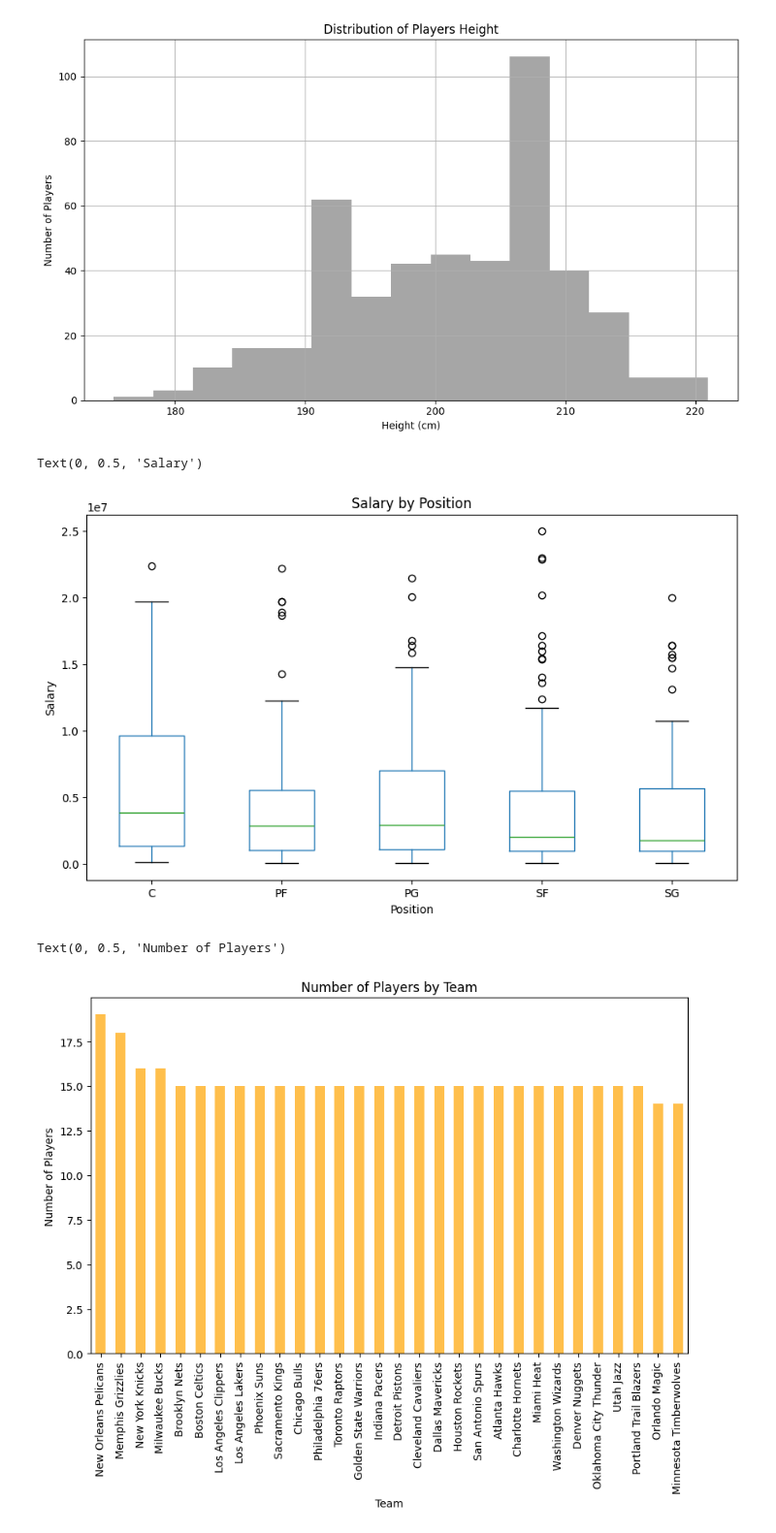
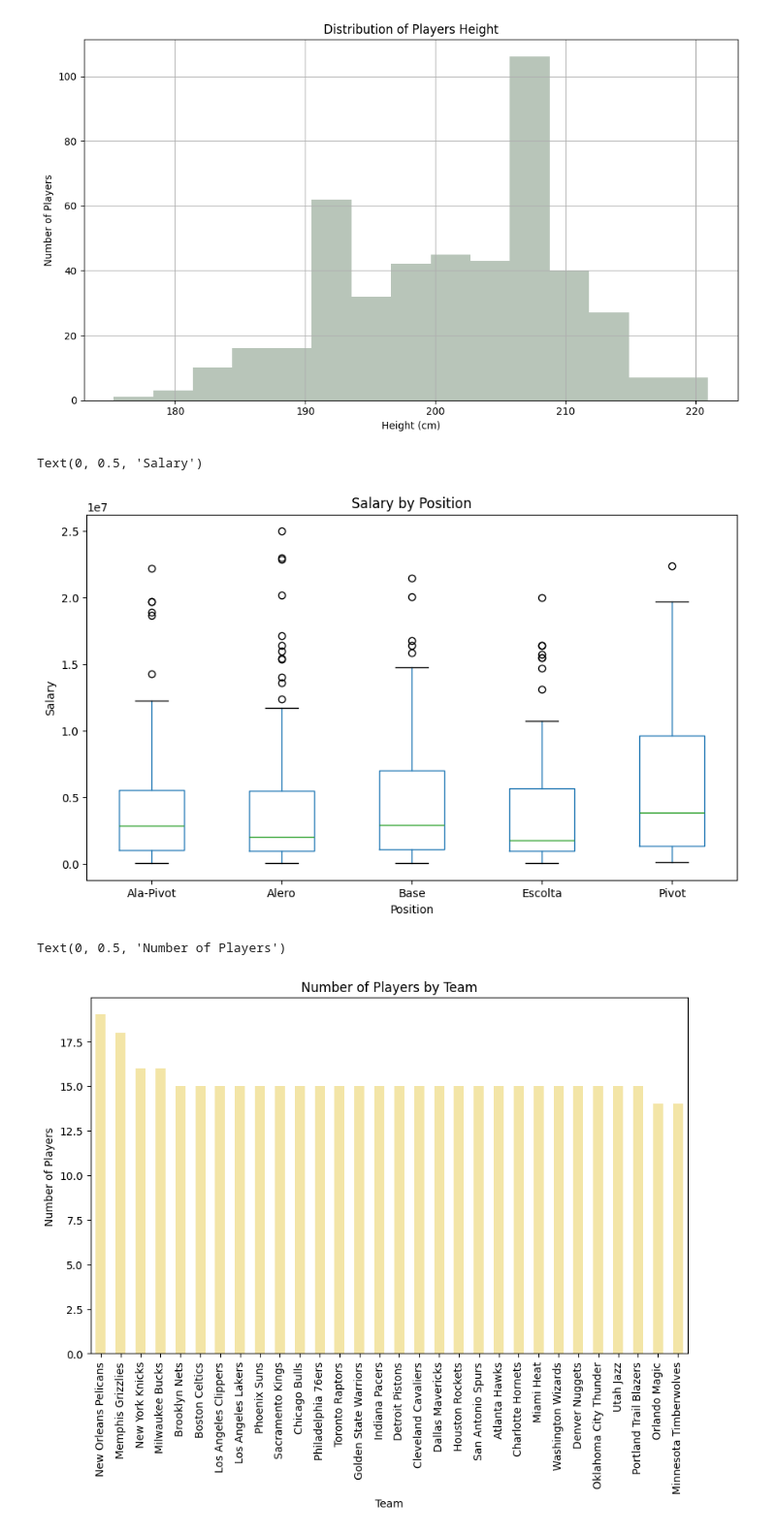
Before and after one commit to alelozanob16/Exploratory_Analysis_NBAData, a Jupyter notebook: exploratoy_analysis.ipynb, the cells around one changed output. Shown at 97% size. Drawn from its saved outputs; the diff is of its cells as text; code cells hidden in the pictures.

```diff
--- a/exploratoy_analysis.ipynb
+++ b/exploratoy_analysis.ipynb
@@ -75,6 +66,8 @@ nba.rename(columns={'Height' : 'Height (cm)'}, inplace=True)
 # %%
 # We also change the meauserement of the weight to kilograms
 nba['Weight (KG)'] = (nba['Weight'] / 2.205).round(2)
+# %%
+nba['Position'].replace({'PG' : 'Base', 'SF' : 'Alero', 'SG' : 'Escolta', 'PF' : 'Ala-Pivot', 'C' : 'Pivot'}, inplace=True)
 # %%
 # We dont need the columns Feet and Inches anymore
 nba.drop(columns = ['Feet', 'Inches', 'Weight'], inplace=True)
@@ -201,16 +203,16 @@ plt.xlabel('Position')
 plt.ylabel('Salary')
 # %% [output]
 Text(0, 0.5, 'Salary')
-[figure, old version]
+[figure, new version]
 # %%
 # We doing a bar plot based on the number of players by team
-nba['Team'].value_counts().plot(kind='bar', figsize=(10, 6), color='orange', alpha=0.7)
+nba['Team'].value_counts().plot(kind='bar', figsize=(10, 6), color='#eeda82', alpha=0.7)
 plt.title('Number of Players by Team')
 plt.xlabel('Team')
 plt.ylabel('Number of Players')
 # %% [output]
 Text(0, 0.5, 'Number of Players')
-[figure, old version]
+[figure, new version]
 # %%
 # We make an scatter plot of the height vs weight
 plt.figure(figsize=(10, 6))
```
Also changed, not shown: parts of 7 cells of this notebook.
